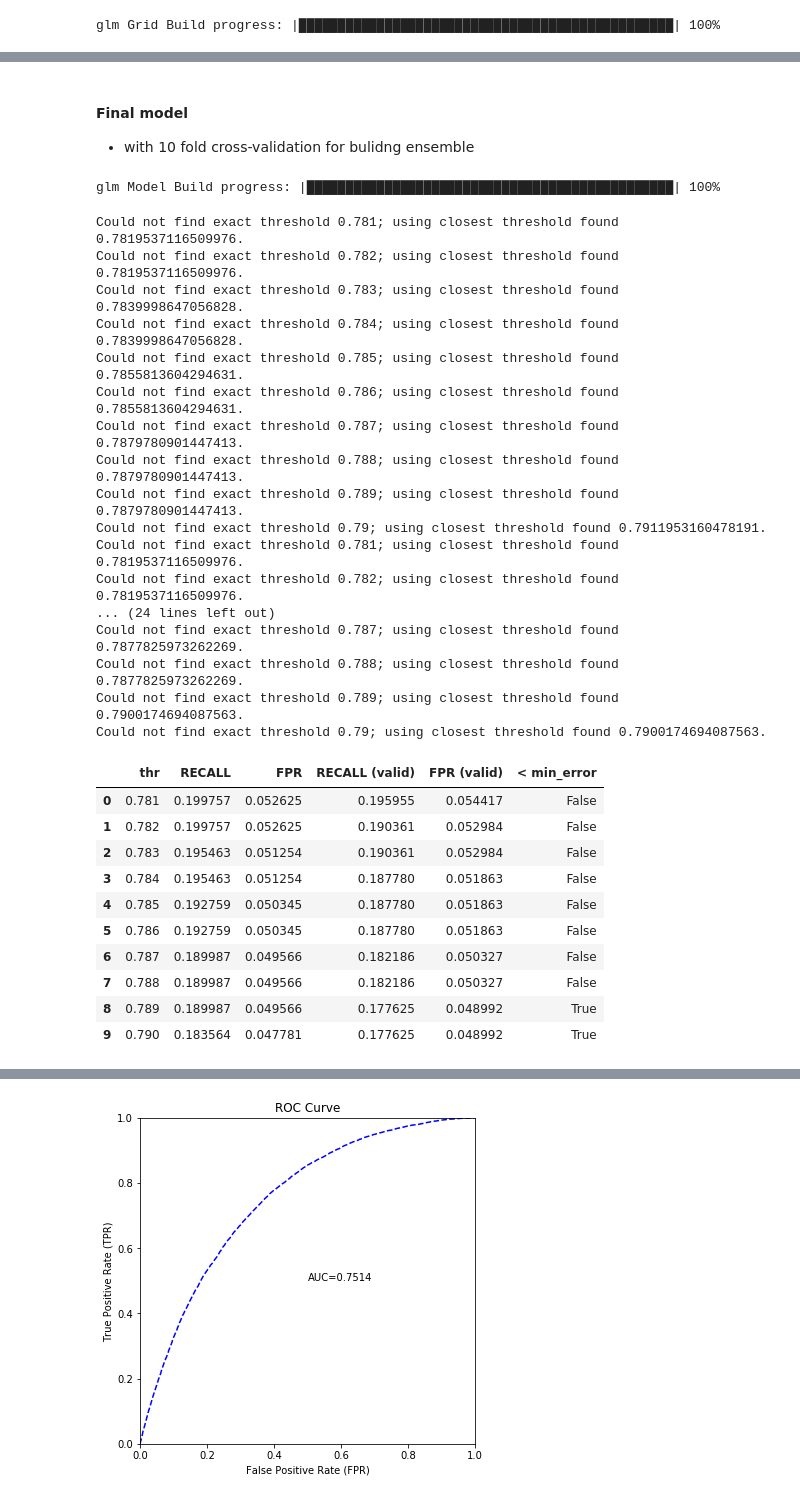
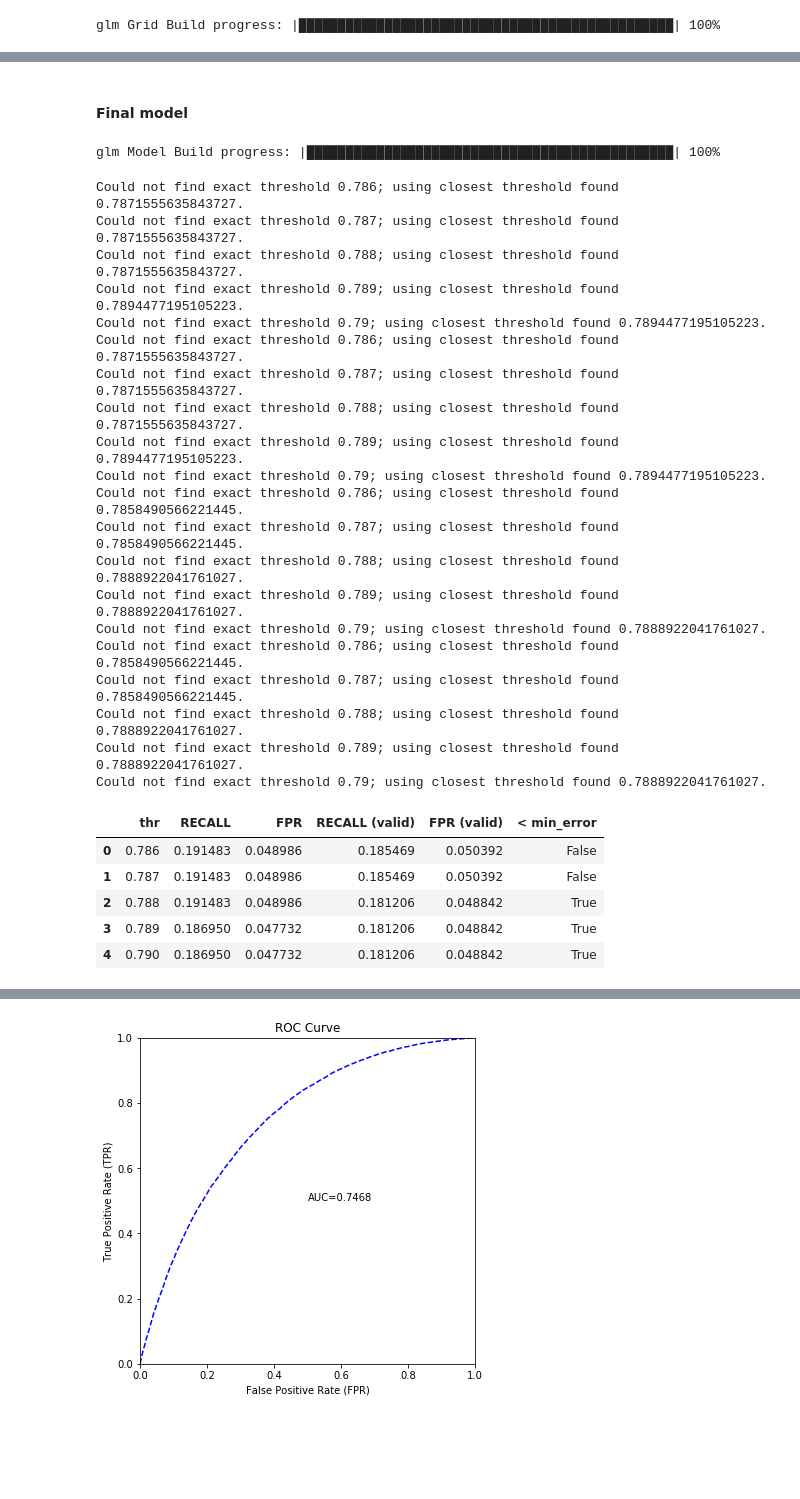
Before and after one commit to jakubglinka/ml-loan, a Jupyter notebook: notebooks/loan_defaults_prediction.ipynb, the cells around one changed output, grey strips where cells are left out. Drawn from its saved outputs; the diff is of its cells as text; code cells hidden in the pictures; blank space fills up the shorter version.

```diff
--- a/notebooks/loan_defaults_prediction.ipynb
+++ b/notebooks/loan_defaults_prediction.ipynb
@@ -850,14 +933,17 @@ sdf_ft = ['loan_default',
             'loan_amnt_in_annual_inc',
             'verification_status',
             'zip_code',
+            'addr_state',
+            'dti',
+            'delinq_2yrs',
             'w']
 
 df = hc.as_h2o_frame(sdf_loan_clean \
                      .select('issue_d_year',
                              'loan_status',
                              'total_pymnt',
-                             'title_words_vec',
-                             'title_ngrams_vec',
+                             'title_words_vec_sig',
+                             'title_ngrams_vec_sig',
                              'emp_title_words_vec',
                              *sdf_ft), framename='sdf_loan')
 # %%
@@ -872,6 +958,8 @@ df['emp_length_fact'] = df['emp_length'].asfactor()
 df['home_ownership_fact'] = df['home_ownership'].asfactor()
 df['verification_status_fact'] = df['verification_status'].asfactor()
 df['zip_code_fact'] = df['zip_code'].asfactor()
+df['addr_state_fact'] = df['addr_state'].asfactor()
+df['delinq_2yrs_fact'] = df['delinq_2yrs'].asfactor()
 # %%
 model_ft = ['loan_default_fact',
             'installment',
@@ -889,15 +977,18 @@ model_ft = ['loan_default_fact',
             'loan_amnt_in_annual_inc',
             'verification_status_fact',
             'zip_code_fact',
+            'addr_state_fact',
+            'delinq_2yrs_fact',
+            'dti',
             'w']
 # %%
 nmes = df[1:10, :].as_data_frame()
 nmes = list(nmes.columns)
 # %%
-ind = pd.DataFrame([(nme[0:15] == 'title_words_vec', nme) for nme in nmes], columns=['match', 'nme'])
+ind = pd.DataFrame([(nme[0:19] == 'title_words_vec_sig', nme) for nme in nmes], columns=['match', 'nme'])
 model_title_word_ft = list(ind[ind['match']]['nme'].values)
 
-ind = pd.DataFrame([(nme[0:16] == 'title_ngrams_vec', nme) for nme in nmes], columns=['match', 'nme'])
+ind = pd.DataFrame([(nme[0:20] == 'title_ngrams_vec_sig', nme) for nme in nmes], columns=['match', 'nme'])
 model_title_ngram_ft = list(ind[ind['match']]['nme'].values)
 
 ind = pd.DataFrame([(nme[0:19] == 'emp_title_words_vec', nme) for nme in nmes], columns=['match', 'nme'])
@@ -982,9 +1065,7 @@ pd_auc
 | 0 | glm_grid_model_9 | 0.500000 | 1.000000e+00 |
 | 10 | glm_grid_model_8 | 0.500000 | 1.668101e-01 |
-# %% [markdown]
-#### Final model
-
-- with 10 fold cross-validation for bulidng ensemble
+# %% [markdown]
+#### Final model
 # %%
 from h2o.estimators.glm import H2OGeneralizedLinearEstimator
 
@@ -1002,47 +1083,45 @@ glm_model.train(predictors, response, training_frame=train, validation_frame=val
 # %% [output]
 glm Model Build progress: |███████████████████████████████████████████████| 100%
 # %%
-thr_grid = [i / 1000 for i in range(781, 791)]
+thr_grid = [i / 1000 for i in range(786, 791)]
 thr_grid_recall_train = pd.DataFrame(glm_model.recall(thr_grid, train=True), columns=['thr', 'RECALL'])
 thr_grid_fpr_train = pd.DataFrame(glm_model.fpr(thr_grid, train=True), columns=['thr', 'FPR'])
 thr_grid_recall_valid = pd.DataFrame(glm_model.recall(thr_grid, valid=True), columns=['thr', 'RECALL (valid)'])
 thr_grid_fpr_valid = pd.DataFrame(glm_model.fpr(thr_grid, valid=True), columns=['thr', 'FPR (valid)'])
 
 thr_grid = thr_grid_recall_train.merge(thr_grid_fpr_train).merge(thr_grid_recall_valid).merge(thr_grid_fpr_valid)
 thr_grid['< min_error'] = thr_grid['FPR (valid)'] <= usr_min_error
 glm_thr_grid = thr_grid
 glm_sel_thr = thr_grid.loc[thr_grid['< min_error'], 'thr'].min()
 
 glm_thr_grid
 # %% [output]
-Could not find exact threshold 0.781; using closest threshold found 0.7819537116509976.
-Could not find exact threshold 0.782; using closest threshold found 0.7819537116509976.
-Could not find exact threshold 0.783; using closest threshold found 0.7839998647056828.
-Could not find exact threshold 0.784; using closest threshold found 0.7839998647056828.
-Could not find exact threshold 0.785; using closest threshold found 0.7855813604294631.
-Could not find exact threshold 0.786; using closest threshold found 0.7855813604294631.
-Could not find exact threshold 0.787; using closest threshold found 0.7879780901447413.
-Could not find exact threshold 0.788; using closest threshold found 0.7879780901447413.
-Could not find exact threshold 0.789; using closest threshold found 0.7879780901447413.
-Could not find exact threshold 0.79; using closest threshold found 0.7911953160478191.
-Could not find exact threshold 0.781; using closest threshold found 0.7819537116509976.
-Could not find exact threshold 0.782; using closest threshold found 0.7819537116509976.
-... (24 lines left out)
-Could not find exact threshold 0.787; using closest threshold found 0.7877825973262269.
-Could not find exact threshold 0.788; using closest threshold found 0.7877825973262269.
-Could not find exact threshold 0.789; using closest threshold found 0.7900174694087563.
-Could not find exact threshold 0.79; using closest threshold found 0.7900174694087563.
+Could not find exact threshold 0.786; using closest threshold found 0.7871555635843727.
+Could not find exact threshold 0.787; using closest threshold found 0.7871555635843727.
+Could not find exact threshold 0.788; using closest threshold found 0.7871555635843727.
+Could not find exact threshold 0.789; using closest threshold found 0.7894477195105223.
+Could not find exact threshold 0.79; using closest threshold found 0.7894477195105223.
+Could not find exact threshold 0.786; using closest threshold found 0.7871555635843727.
+Could not find exact threshold 0.787; using closest threshold found 0.7871555635843727.
+Could not find exact threshold 0.788; using closest threshold found 0.7871555635843727.
+Could not find exact threshold 0.789; using closest threshold found 0.7894477195105223.
+Could not find exact threshold 0.79; using closest threshold found 0.7894477195105223.
+Could not find exact threshold 0.786; using closest threshold found 0.7858490566221445.
+Could not find exact threshold 0.787; using closest threshold found 0.7858490566221445.
+Could not find exact threshold 0.788; using closest threshold found 0.7888922041761027.
+Could not find exact threshold 0.789; using closest threshold found 0.7888922041761027.
+Could not find exact threshold 0.79; using closest threshold found 0.7888922041761027.
+Could not find exact threshold 0.786; using closest threshold found 0.7858490566221445.
+Could not find exact threshold 0.787; using closest threshold found 0.7858490566221445.
+Could not find exact threshold 0.788; using closest threshold found 0.7888922041761027.
+Could not find exact threshold 0.789; using closest threshold found 0.7888922041761027.
+Could not find exact threshold 0.79; using closest threshold found 0.7888922041761027.
 |  | thr | RECALL | FPR | RECALL (valid) | FPR (valid) | < min_error |
-| 0 | 0.781 | 0.199757 | 0.052625 | 0.195955 | 0.054417 | False |
-| 1 | 0.782 | 0.199757 | 0.052625 | 0.190361 | 0.052984 | False |
-| 2 | 0.783 | 0.195463 | 0.051254 | 0.190361 | 0.052984 | False |
-| 3 | 0.784 | 0.195463 | 0.051254 | 0.187780 | 0.051863 | False |
-| 4 | 0.785 | 0.192759 | 0.050345 | 0.187780 | 0.051863 | False |
-| 5 | 0.786 | 0.192759 | 0.050345 | 0.187780 | 0.051863 | False |
-| 6 | 0.787 | 0.189987 | 0.049566 | 0.182186 | 0.050327 | False |
-| 7 | 0.788 | 0.189987 | 0.049566 | 0.182186 | 0.050327 | False |
-| 8 | 0.789 | 0.189987 | 0.049566 | 0.177625 | 0.048992 | True |
-| 9 | 0.790 | 0.183564 | 0.047781 | 0.177625 | 0.048992 | True |
+| 0 | 0.786 | 0.191483 | 0.048986 | 0.185469 | 0.050392 | False |
+| 1 | 0.787 | 0.191483 | 0.048986 | 0.185469 | 0.050392 | False |
+| 2 | 0.788 | 0.191483 | 0.048986 | 0.181206 | 0.048842 | True |
+| 3 | 0.789 | 0.186950 | 0.047732 | 0.181206 | 0.048842 | True |
+| 4 | 0.790 | 0.186950 | 0.047732 | 0.181206 | 0.048842 | True |
 # %%
 glm_sel_thr
 # %% [output]
```
Also changed, not shown: parts of 79 cells of this notebook.
